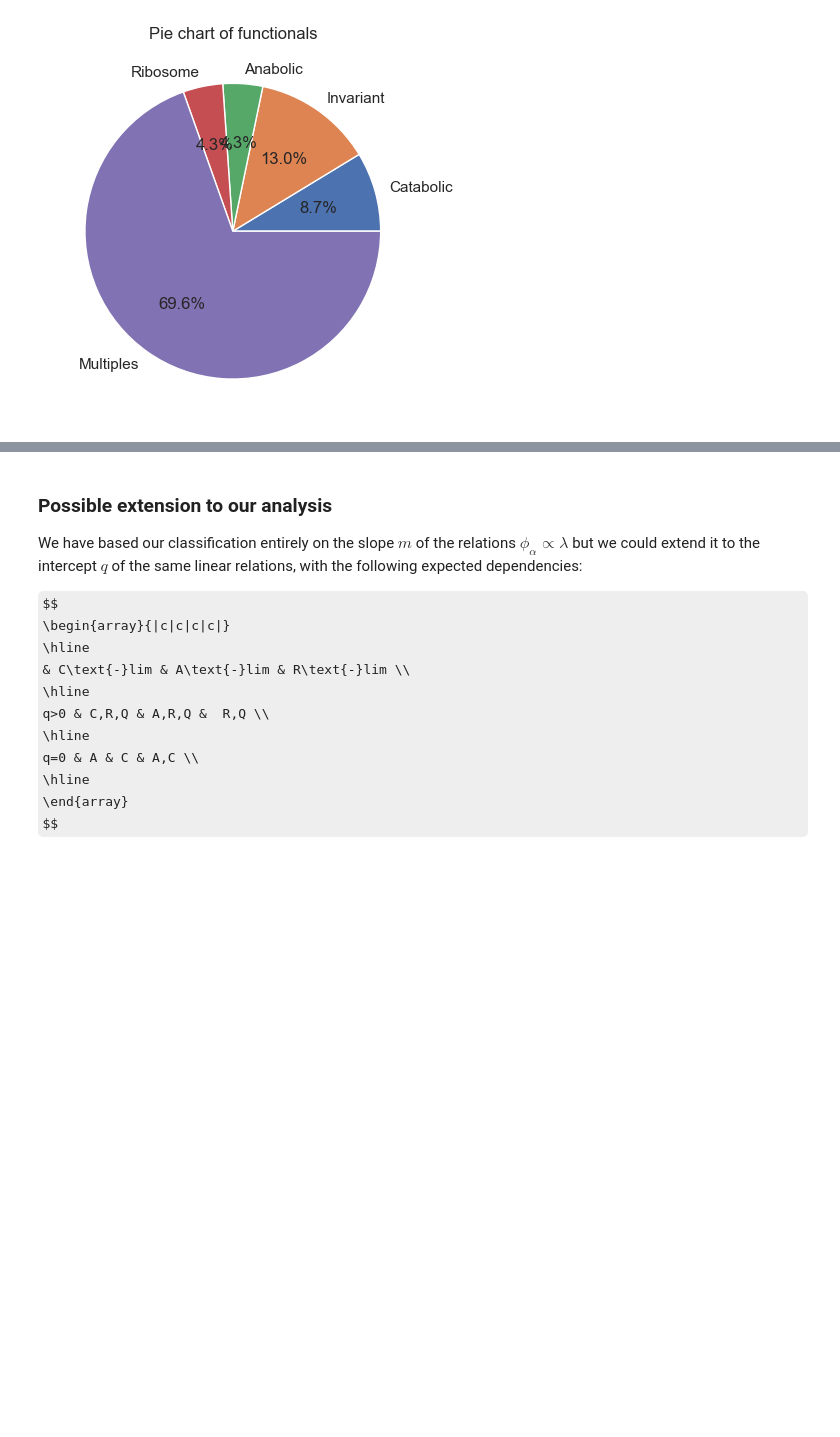
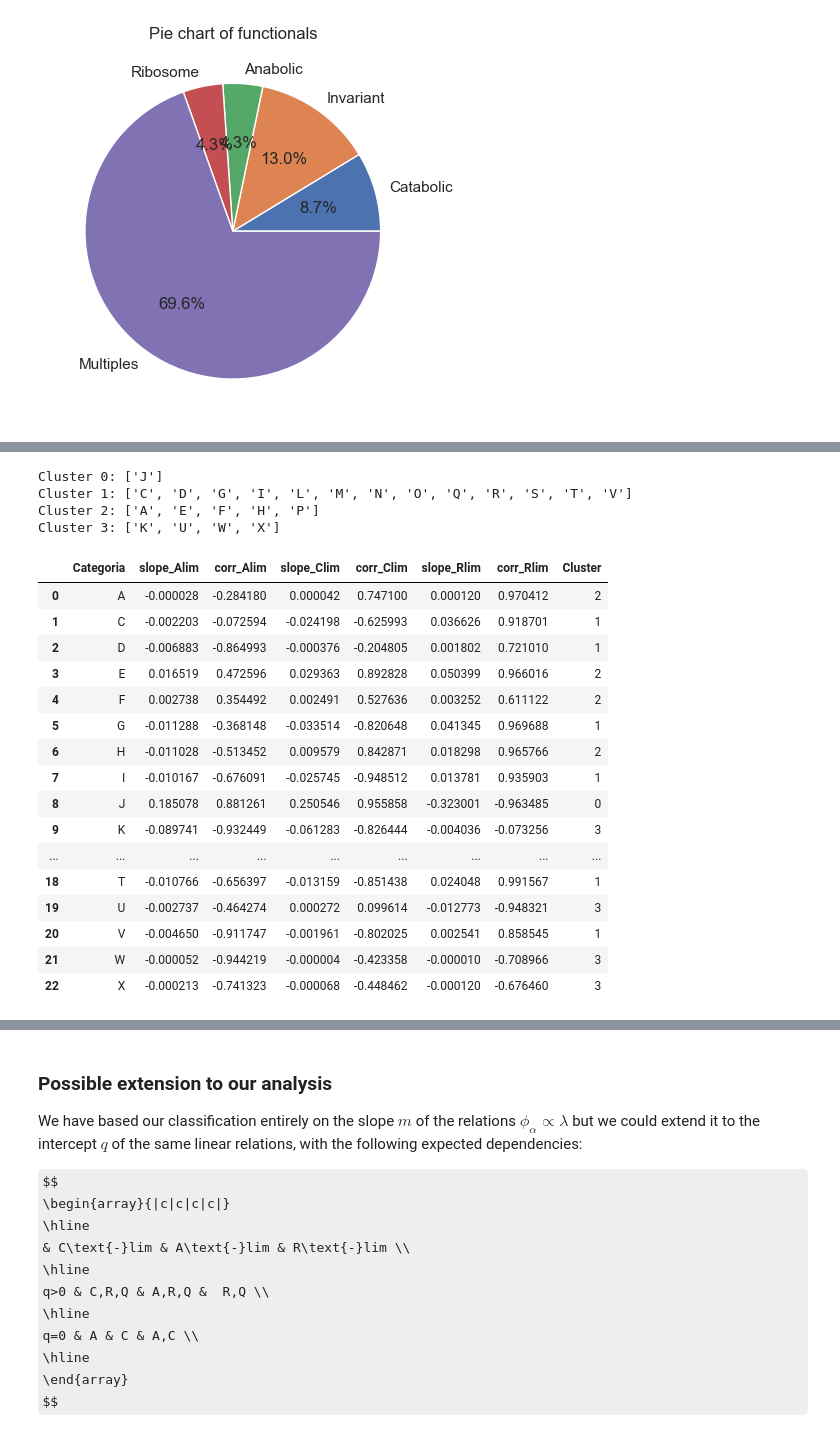
Before and after one commit to yhonyar/ICTP-SMR4056-Q-Physiology, a Jupyter notebook: Code.ipynb, the cells around one changed output, grey strips where cells are left out. Cells and saved outputs as stored; diff of their text form; code cells hidden in the pictures; some formulas as TeX source; blank space fills up the shorter version.

```diff
--- a/Code.ipynb
+++ b/Code.ipynb
@@ -390,0 +431,37 @@ The same is true for functional group that behave as catabolic in ... and do not
+# %%
+from sklearn.cluster import KMeans
+
+# Seleccionar las características: pendientes y correlaciones en cada experimento
+X = stats[['slope_Alim','slope_Clim','slope_Rlim','corr_Alim','corr_Clim','corr_Rlim']].values
+
+# Aplicar K-Means con k=4
+kmeans = KMeans(n_clusters=4, random_state=42).fit(X)
+stats['Cluster'] = kmeans.labels_
+
+# Ver resultados: agrupación de algunas categorías por cluster
+for cl in range(4):
+    cats = stats[stats.Cluster==cl]['Categoria'].tolist()
+    print(f"Cluster {cl}: {cats}")
+stats
+# %% [output]
+Cluster 0: ['J']
+Cluster 1: ['C', 'D', 'G', 'I', 'L', 'M', 'N', 'O', 'Q', 'R', 'S', 'T', 'V']
+Cluster 2: ['A', 'E', 'F', 'H', 'P']
+Cluster 3: ['K', 'U', 'W', 'X']
+|  | Categoria | slope_Alim | corr_Alim | slope_Clim | corr_Clim | slope_Rlim | corr_Rlim | Cluster |
+| 0 | A | -0.000028 | -0.284180 | 0.000042 | 0.747100 | 0.000120 | 0.970412 | 2 |
+| 1 | C | -0.002203 | -0.072594 | -0.024198 | -0.625993 | 0.036626 | 0.918701 | 1 |
+| 2 | D | -0.006883 | -0.864993 | -0.000376 | -0.204805 | 0.001802 | 0.721010 | 1 |
+| 3 | E | 0.016519 | 0.472596 | 0.029363 | 0.892828 | 0.050399 | 0.966016 | 2 |
+| 4 | F | 0.002738 | 0.354492 | 0.002491 | 0.527636 | 0.003252 | 0.611122 | 2 |
+| 5 | G | -0.011288 | -0.368148 | -0.033514 | -0.820648 | 0.041345 | 0.969688 | 1 |
+| 6 | H | -0.011028 | -0.513452 | 0.009579 | 0.842871 | 0.018298 | 0.965766 | 2 |
+| 7 | I | -0.010167 | -0.676091 | -0.025745 | -0.948512 | 0.013781 | 0.935903 | 1 |
+| 8 | J | 0.185078 | 0.881261 | 0.250546 | 0.955858 | -0.323001 | -0.963485 | 0 |
+| 9 | K | -0.089741 | -0.932449 | -0.061283 | -0.826444 | -0.004036 | -0.073256 | 3 |
+| ... | ... | ... | ... | ... | ... | ... | ... | ... |
+| 18 | T | -0.010766 | -0.656397 | -0.013159 | -0.851438 | 0.024048 | 0.991567 | 1 |
+| 19 | U | -0.002737 | -0.464274 | 0.000272 | 0.099614 | -0.012773 | -0.948321 | 3 |
+| 20 | V | -0.004650 | -0.911747 | -0.001961 | -0.802025 | 0.002541 | 0.858545 | 1 |
+| 21 | W | -0.000052 | -0.944219 | -0.000004 | -0.423358 | -0.000010 | -0.708966 | 3 |
+| 22 | X | -0.000213 | -0.741323 | -0.000068 | -0.448462 | -0.000120 | -0.676460 | 3 |
```
Also changed, not shown: parts of 5 cells of this notebook, 3 other files.
